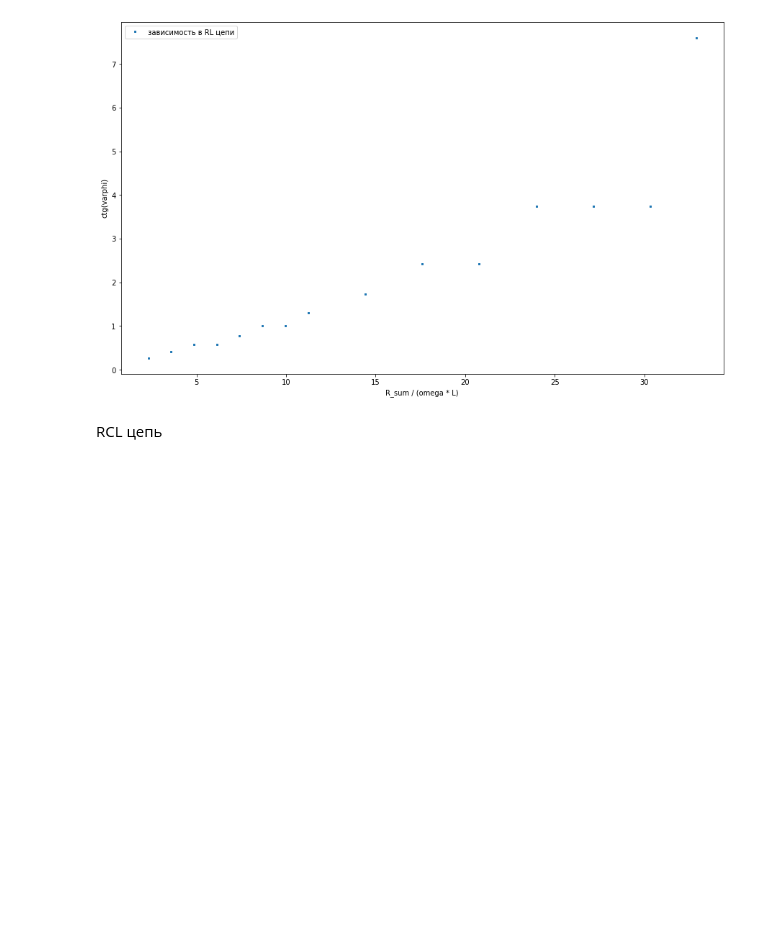
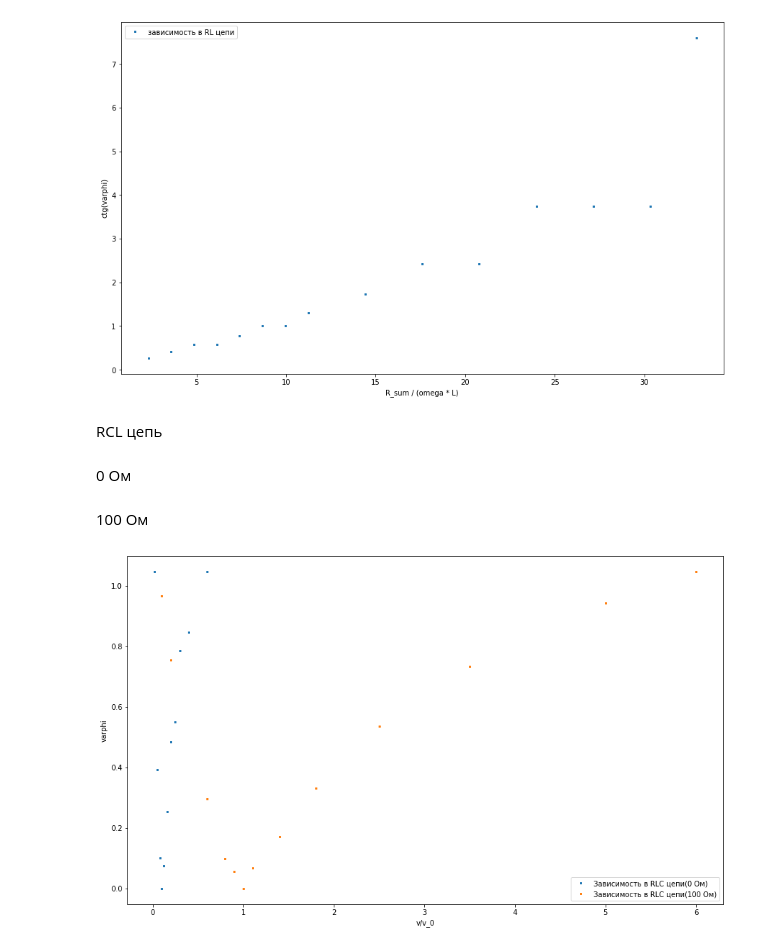
Before and after one commit to hankou-code/3_sem, a Jupyter notebook: 3_2_1.ipynb, the cells around one changed output. Drawn from its saved outputs; the diff is of its cells as text; code cells hidden in the pictures; blank space fills up the shorter version.

```diff
--- a/3_2_1.ipynb
+++ b/3_2_1.ipynb
@@ -216,21 +216,43 @@ dv.plot_lines()
 [figure]
 # %% [markdown]
 RCL цепь
+# %% [markdown]
+0 Ом
+# %%
+frequency = np.array([1000, 200, 500, 800, 1200, 1600, 2000, 2500, 3000, 4000, 6000])
+frequency_0 = 10000
+
+delta_pi_in_cells = np.array([3.6, 2.4, 4.8, 6.2, 8.5, 6.2, 5.2, 4.0, 3.2, 2.6, 1.8])
+delta_x_in_cells = np.array([0, 0.8, 0.6, 0.2, -0.2, -0.5, -0.8, -0.7, -0.8, -0.7, -0.6])
+
+pi = 3.14
+
+delta_phi = (np.absolute(delta_x_in_cells) / delta_pi_in_cells) * pi
+
+x_0 = frequency / frequency_0
+y_0 = delta_phi
+# %% [markdown]
+100 Ом
 # %%
-x = np.array([-0.8, -1.2, -0.8, -0.2, -0.1, 0.0, 0.2, 0.4, 0.6, 0.7, 0.7, 0.6, 0.6])
-x_0 = np.array([2.6, 5.0, 8.5, 6.4, 5.6, 1.0, 9.3, 7.3, 5.7, 4.1, 3.0, 2.0, 1.8])
+delta_x = np.array([-0.8, -1.2, -0.8, -0.2, -0.1, 0.0, 0.2, 0.4, 0.6, 0.7, 0.7, 0.6, 0.6])
+delta_x_0 = np.array([2.6, 5.0, 8.5, 6.4, 5.6, 1.0, 9.3, 7.3, 5.7, 4.1, 3.0, 2.0, 1.8])
 pi = 3.14
-delta_phi = (x / x_0) * pi
+delta_phi = (np.absolute(delta_x) / delta_x_0) * pi
 
 frequency  = np.array([100, 200, 600, 800, 900, 1000, 1100, 1400, 1800, 2500, 3500, 5000, 6000]) # Гц
 
-x = frequency
-y = delta_phi
+frequency_0 = 1000
 
-xlabel = "частота в герцах"
-ylabel = "отклонение в радианах"
+x_100 = frequency / frequency_0
+y_100 = delta_phi
+
+xlabel = "v/v_0"
+ylabel = "varphi"
 # %%
-dh = DataVisualizer(name_shedule="3.2.1", xlabel=xlabel, ylabel=ylabel)
-dh.add_line_to_graph(x=x, y=y, name="Измеренная зависимость вверх", fmt='s')
+dh = DataVisualizer(name_shedule="RLC, 100", xlabel=xlabel, ylabel=ylabel)
+dh.add_line_to_graph(x=x_0, y=y_0, name="Зависимость в RLC цепи(0 Ом)", fmt='s')
+dh.add_line_to_graph(x=x_100, y=y_100, name="Зависимость в RLC цепи(100 Ом)", fmt='s')
 
 dh.plot_lines()
+# %% [output]
+[figure, added]
```
